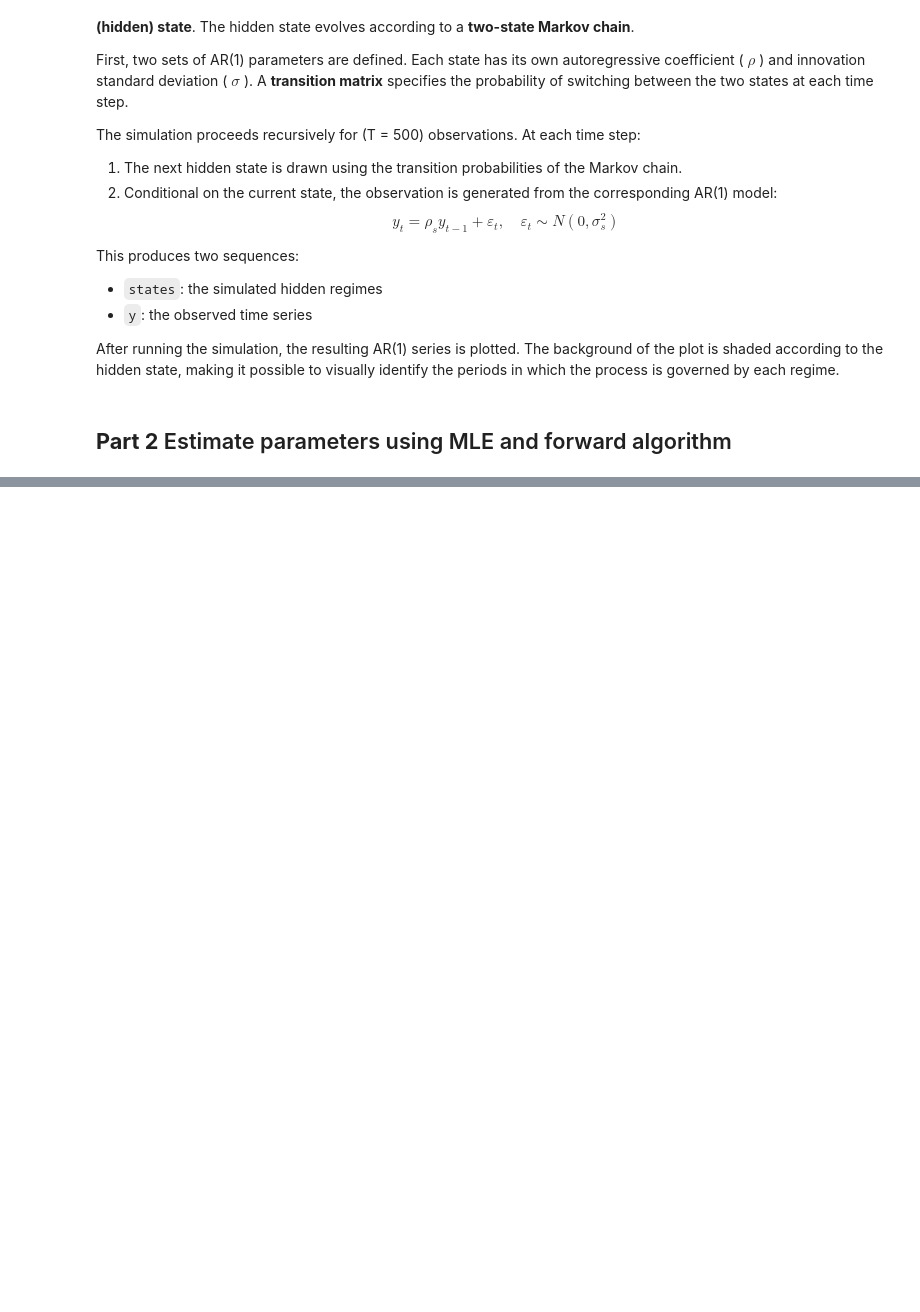
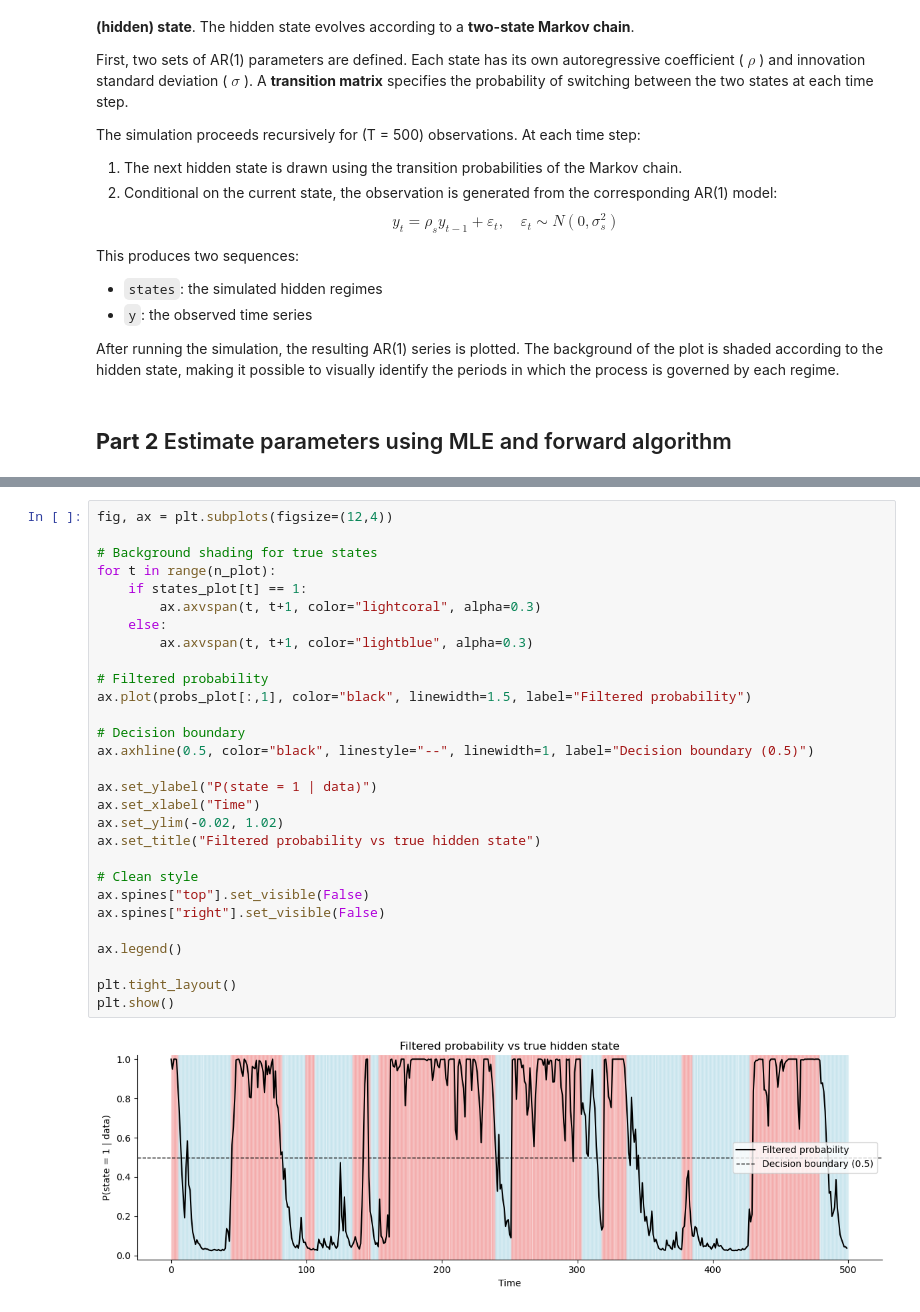
Before and after one commit to aadnerol/STK-MAT2011, a Jupyter notebook: code/notebooks/HMM_testing_gudmund.ipynb, the cells around one changed output, grey strips where cells are left out. Drawn from its saved outputs; the diff is of its cells as text; blank space fills up the shorter version.

```diff
--- a/code/notebooks/HMM_testing_gudmund.ipynb
+++ b/code/notebooks/HMM_testing_gudmund.ipynb
@@ -121,0 +254,31 @@ After running the simulation, the resulting AR(1) series is plotted. The backgro
+# %%
+fig, ax = plt.subplots(figsize=(12,4))
+
+# Background shading for true states
+for t in range(n_plot):
+    if states_plot[t] == 1:
+        ax.axvspan(t, t+1, color="lightcoral", alpha=0.3)
+    else:
+        ax.axvspan(t, t+1, color="lightblue", alpha=0.3)
+
+# Filtered probability
+ax.plot(probs_plot[:,1], color="black", linewidth=1.5, label="Filtered probability")
+
+# Decision boundary
+ax.axhline(0.5, color="black", linestyle="--", linewidth=1, label="Decision boundary (0.5)")
+
+ax.set_ylabel("P(state = 1 | data)")
+ax.set_xlabel("Time")
+ax.set_ylim(-0.02, 1.02)
+ax.set_title("Filtered probability vs true hidden state")
+
+# Clean style
+ax.spines["top"].set_visible(False)
+ax.spines["right"].set_visible(False)
+
+ax.legend()
+
+plt.tight_layout()
+plt.show()
+# %% [output]
+[figure, added]
```
Also changed, not shown: parts of 13 cells of this notebook.
